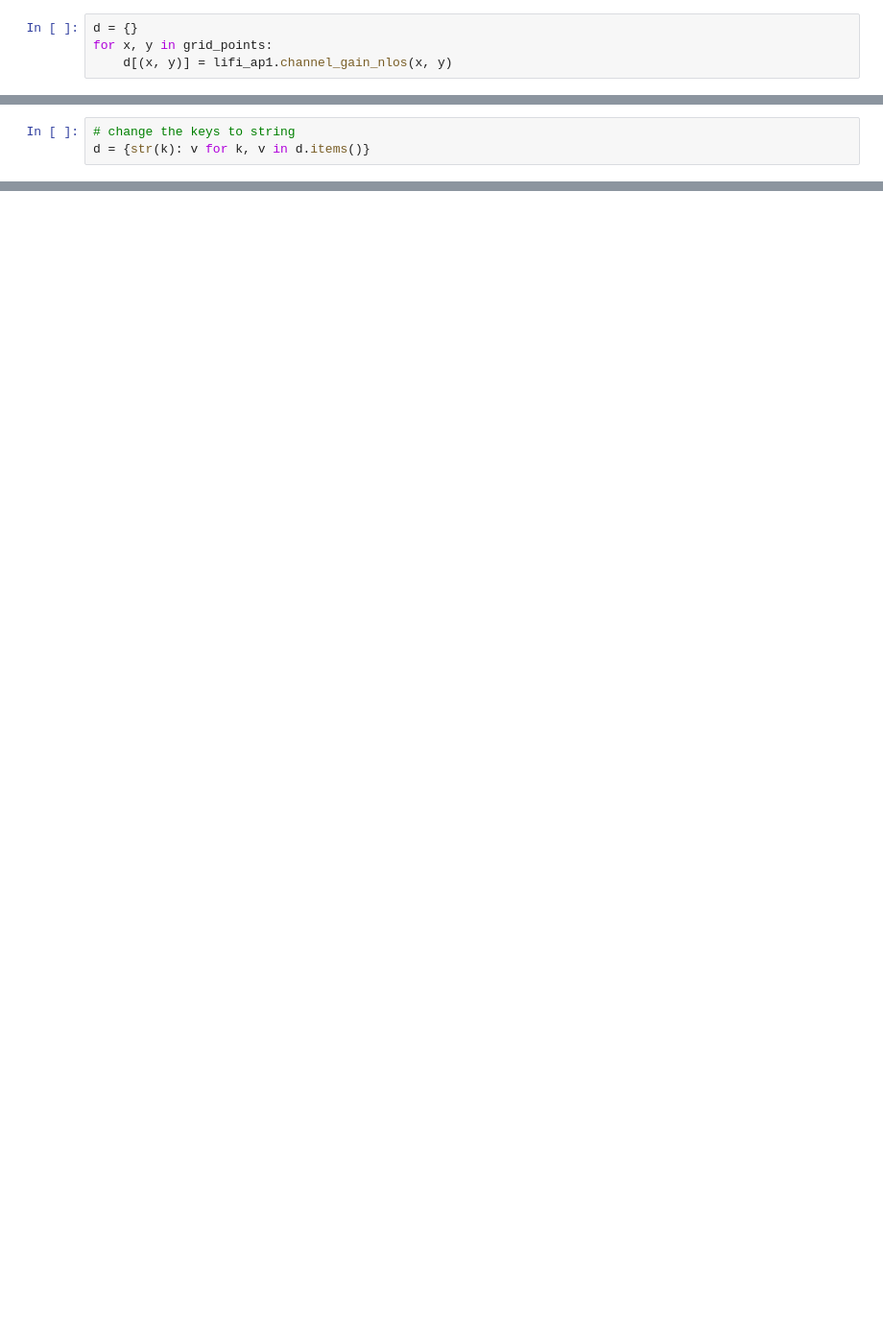
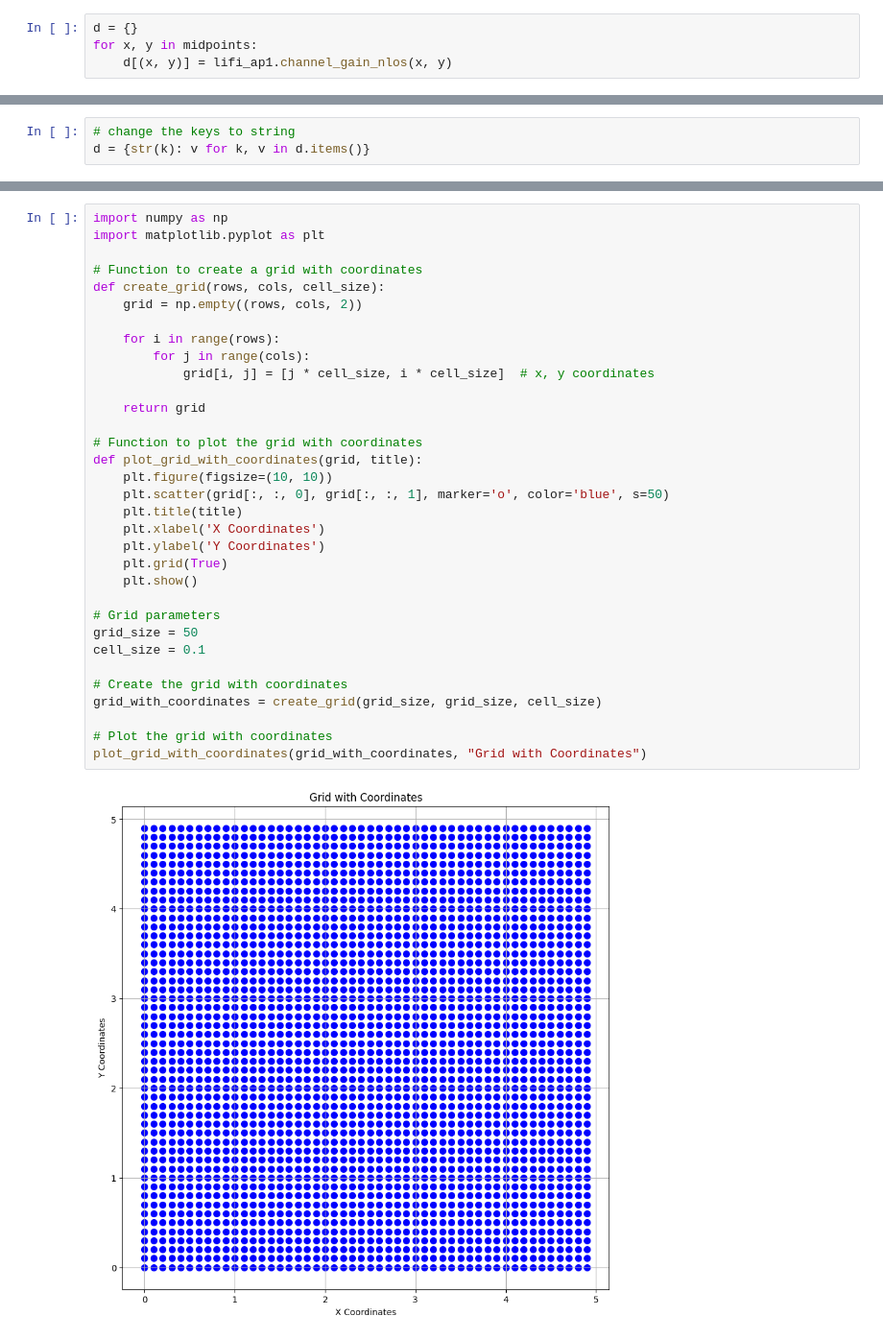
Before and after one commit to deeksha20049/wn-project, a Jupyter notebook: nlos.ipynb, the cells around one changed output, grey strips where cells are left out. Shown at 96% size. Drawn from its saved outputs; the diff is of its cells as text; blank space fills up the shorter version.

```diff
--- a/nlos.ipynb
+++ b/nlos.ipynb
@@ -168,6 +198,6 @@ Grid points:
 # %%
 d = {}
-for x, y in grid_points:
+for x, y in midpoints:
     d[(x, y)] = lifi_ap1.channel_gain_nlos(x, y)
 # %%
 for i,j in d.items():
@@ -223,0 +259,35 @@ d
+# %%
+import numpy as np
+import matplotlib.pyplot as plt
+
+# Function to create a grid with coordinates
+def create_grid(rows, cols, cell_size):
+    grid = np.empty((rows, cols, 2))
+
+    for i in range(rows):
+        for j in range(cols):
+            grid[i, j] = [j * cell_size, i * cell_size]  # x, y coordinates
+
+    return grid
+
+# Function to plot the grid with coordinates
+def plot_grid_with_coordinates(grid, title):
+    plt.figure(figsize=(10, 10))
+    plt.scatter(grid[:, :, 0], grid[:, :, 1], marker='o', color='blue', s=50)
+    plt.title(title)
+    plt.xlabel('X Coordinates')
+    plt.ylabel('Y Coordinates')
+    plt.grid(True)
+    plt.show()
+
+# Grid parameters
+grid_size = 50
+cell_size = 0.1
+
+# Create the grid with coordinates
+grid_with_coordinates = create_grid(grid_size, grid_size, cell_size)
+
+# Plot the grid with coordinates
+plot_grid_with_coordinates(grid_with_coordinates, "Grid with Coordinates")
+# %% [output]
+[figure, added]
```
Also changed, not shown: parts of 10 cells of this notebook, 2 other files.
